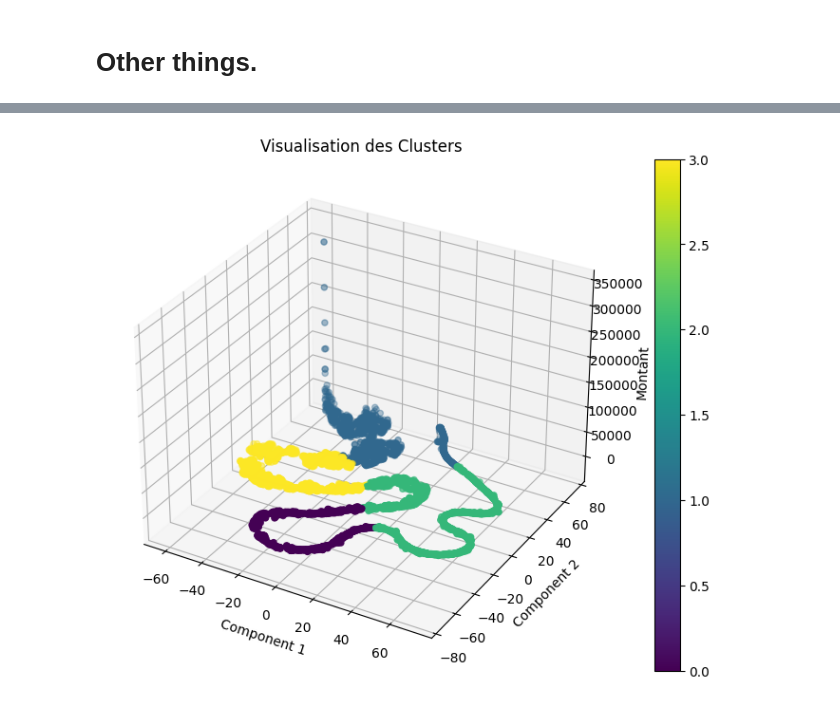
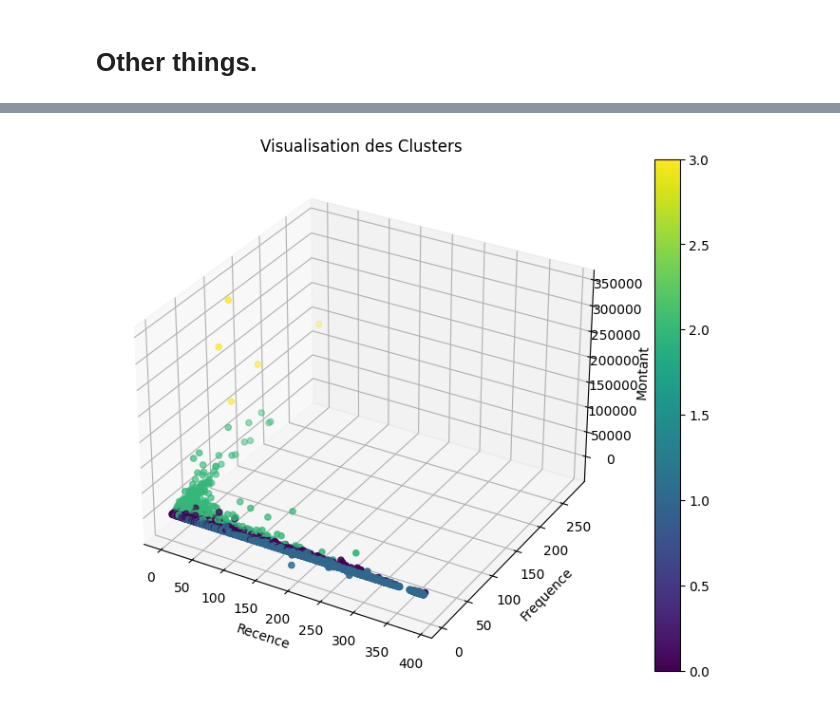
Before and after one commit to neevaiti/segmentation_client_simplon, a Jupyter notebook: rubic.ipynb, the cells around one changed output, grey strips where cells are left out. Saved outputs shown, nothing was run; the diff lists cells and outputs as text; code cells hidden in the pictures.

Commit message:
feat: somes test with clustering

```diff
--- a/rubic.ipynb
+++ b/rubic.ipynb
@@ -661 +608,16 @@ Valeur de k coude : 3
+# %%
+from sklearn.cluster import KMeans
+from sklearn.preprocessing import MinMaxScaler, RobustScaler, Normalizer, StandardScaler, QuantileTransformer, PowerTransformer
+
+# Liste des colonnes numériques à inclure dans l'analyse de clustering
+numeric_cols = ['Recence', 'Frequence', 'Montant', 'Nb_Annulations', 'Total_Commandes', 'Total_depense']
+
+# Sélection des colonnes numériques de la dataframe
+features = df_rfm[numeric_cols]
+
+# Création de l'objet RobustScaler
+scaler = PowerTransformer(method="yeo-johnson")
+
+# Mise à l'échelle des caractéristiques avec RobustScaler
+scaled_features = scaler.fit_transform(features)
 # %%
@@ -675,30 +660,24 @@ df_rfm['Cluster'] = kmeans.labels_
 # %%
 from mpl_toolkits.mplot3d import Axes3D
 import matplotlib.pyplot as plt
-
-# Conversion des données T-SNE en DataFrame
-df_tsne = pd.DataFrame(features_tsne, columns=['Recence', 'Frequence'], index=df_rfm.index)
-
-# Ajout des labels de cluster au DataFrame T-SNE
-df_tsne['Cluster'] = kmeans.labels_
 
 # Création de la figure
 fig = plt.figure(figsize=(10, 7))
 ax = fig.add_subplot(111, projection='3d')
 
 # Création du graphique de dispersion 3D
-scatter = ax.scatter(df_tsne['Recence'], df_tsne['Frequence'], df_rfm['Montant'], c=df_tsne['Cluster'], cmap='viridis')
+scatter = ax.scatter(df_rfm['Recence'], df_rfm['Frequence'], df_rfm['Montant'], c=df_rfm['Cluster'], cmap='viridis')
 
 # Ajout des titres et des labels
 ax.set_title('Visualisation des Clusters')
-ax.set_xlabel('Component 1')
-ax.set_ylabel('Component 2')
+ax.set_xlabel('Recence')
+ax.set_ylabel('Frequence')
 ax.set_zlabel('Montant')
 
 # Ajout de la barre de couleur
 plt.colorbar(scatter)
 
 # Affichage du graphique
 plt.show()
 # %% [output]
-[figure, old version]
+[figure, new version]
```
Also changed, not shown: parts of 9 cells of this notebook, 1 other file.
